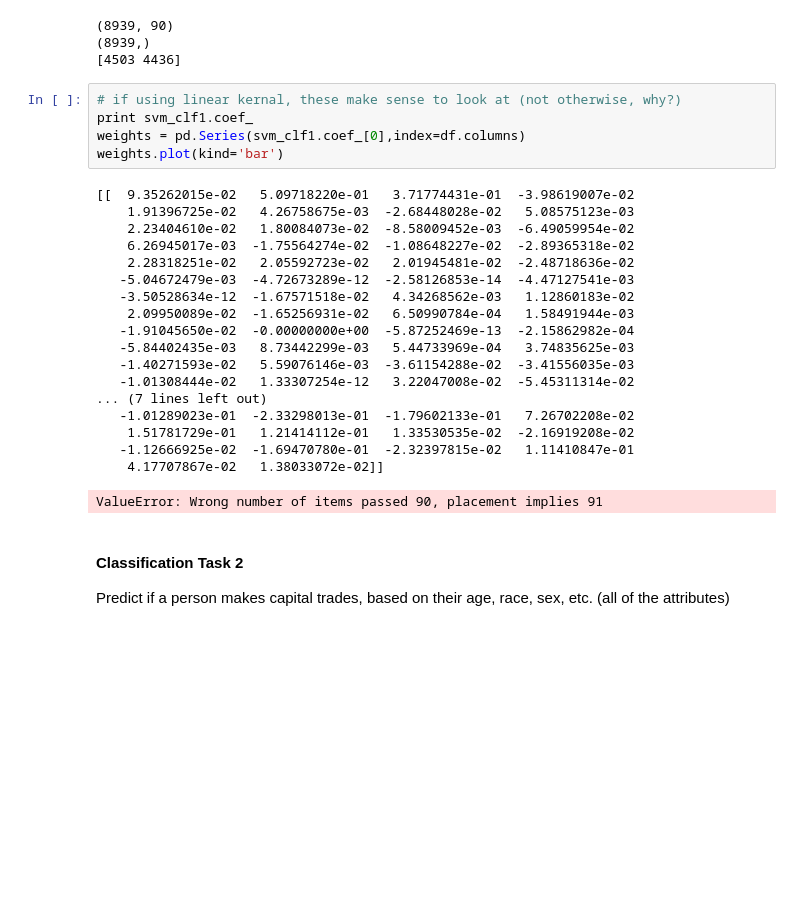
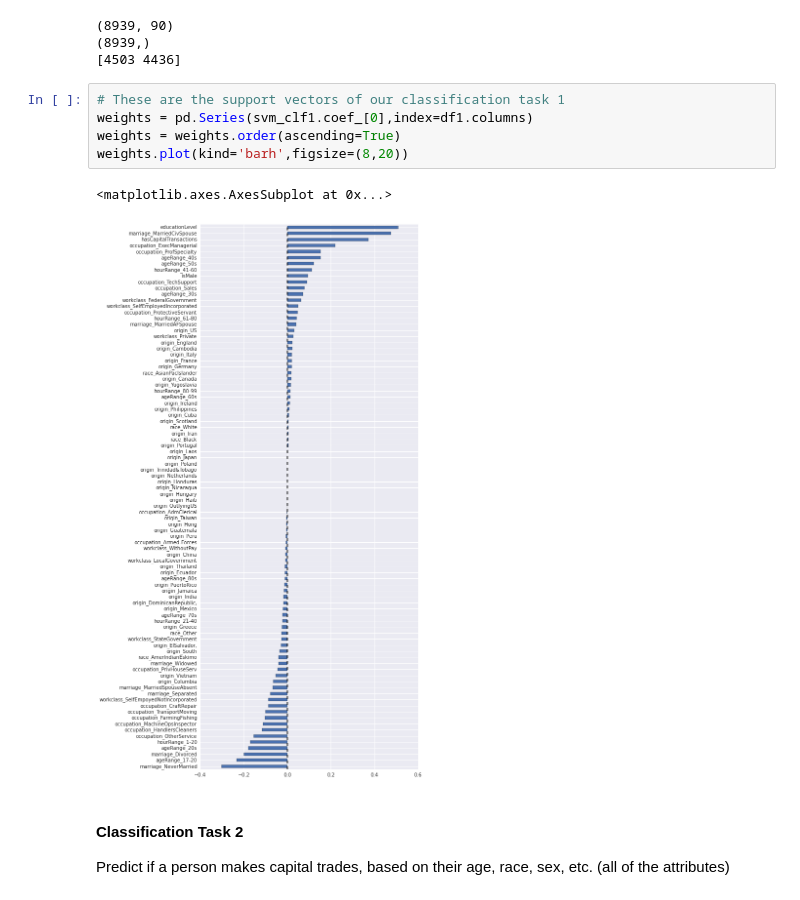
Before and after one commit to SpencerKaiser/DataMining, a Jupyter notebook: AssignmentTwo/A2-Master.ipynb, the cells around one changed output. Cells and saved outputs as stored; diff of their text form; blank space fills up the shorter version.

```diff
--- a/AssignmentTwo/A2-Master.ipynb
+++ b/AssignmentTwo/A2-Master.ipynb
@@ -825,30 +825,14 @@ print svm_clf1.n_support_
 (8939, 90)
 (8939,)
 [4503 4436]
-# %%
-# if using linear kernal, these make sense to look at (not otherwise, why?)
-print svm_clf1.coef_
-weights = pd.Series(svm_clf1.coef_[0],index=df.columns)
-weights.plot(kind='bar')
-# %% [output]
-[[  9.35262015e-02   5.09718220e-01   3.71774431e-01  -3.98619007e-02
-    1.91396725e-02   4.26758675e-03  -2.68448028e-02   5.08575123e-03
-    2.23404610e-02   1.80084073e-02  -8.58009452e-03  -6.49059954e-02
-    6.26945017e-03  -1.75564274e-02  -1.08648227e-02  -2.89365318e-02
-    2.28318251e-02   2.05592723e-02   2.01945481e-02  -2.48718636e-02
-   -5.04672479e-03  -4.72673289e-12  -2.58126853e-14  -4.47127541e-03
-   -3.50528634e-12  -1.67571518e-02   4.34268562e-03   1.12860183e-02
-    2.09950089e-02  -1.65256931e-02   6.50990784e-04   1.58491944e-03
-   -1.91045650e-02  -0.00000000e+00  -5.87252469e-13  -2.15862982e-04
-   -5.84402435e-03   8.73442299e-03   5.44733969e-04   3.74835625e-03
-   -1.40271593e-02   5.59076146e-03  -3.61154288e-02  -3.41556035e-03
-   -1.01308444e-02   1.33307254e-12   3.22047008e-02  -5.45311314e-02
-... (7 lines left out)
-   -1.01289023e-01  -2.33298013e-01  -1.79602133e-01   7.26702208e-02
-    1.51781729e-01   1.21414112e-01   1.33530535e-02  -2.16919208e-02
-   -1.12666925e-02  -1.69470780e-01  -2.32397815e-02   1.11410847e-01
-    4.17707867e-02   1.38033072e-02]]
-ValueError: Wrong number of items passed 90, placement implies 91
+# %%
+# These are the support vectors of our classification task 1
+weights = pd.Series(svm_clf1.coef_[0],index=df1.columns)
+weights = weights.order(ascending=True)
+weights.plot(kind='barh',figsize=(8,20))
+# %% [output]
+<matplotlib.axes.AxesSubplot at 0x...>
+[figure, added]
 # %% [markdown]
 #### Classification Task 2
 Predict if a person makes capital trades, based on their age, race, sex, etc. (all of the attributes)
```
Also changed, not shown: parts of 8 cells of this notebook.
